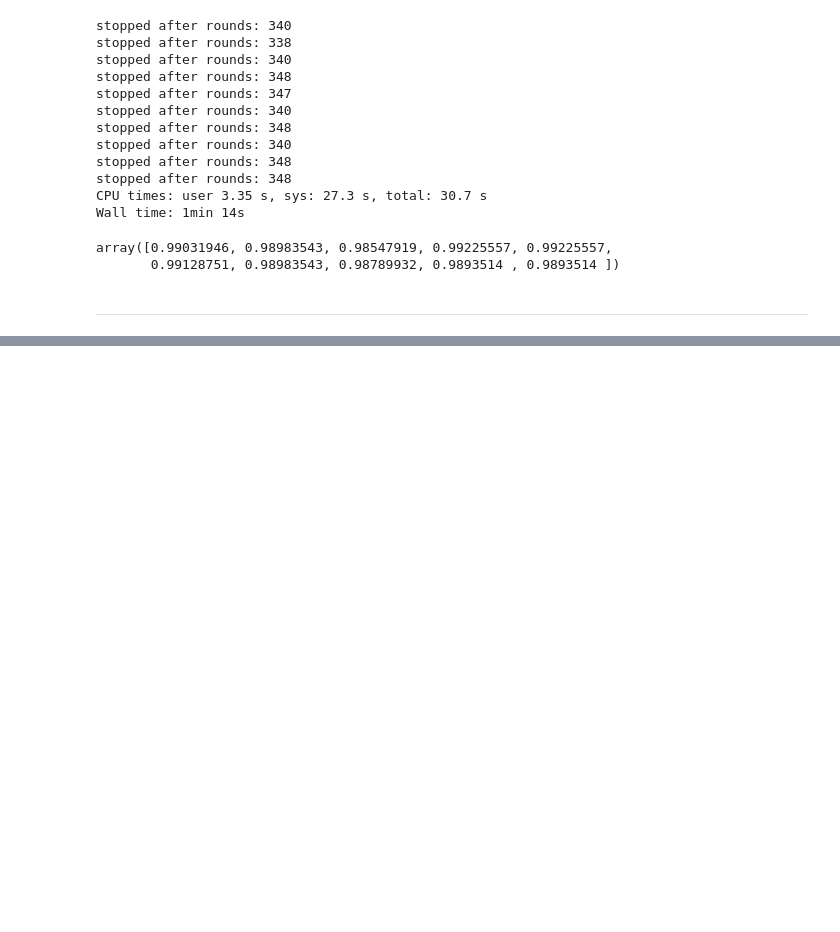
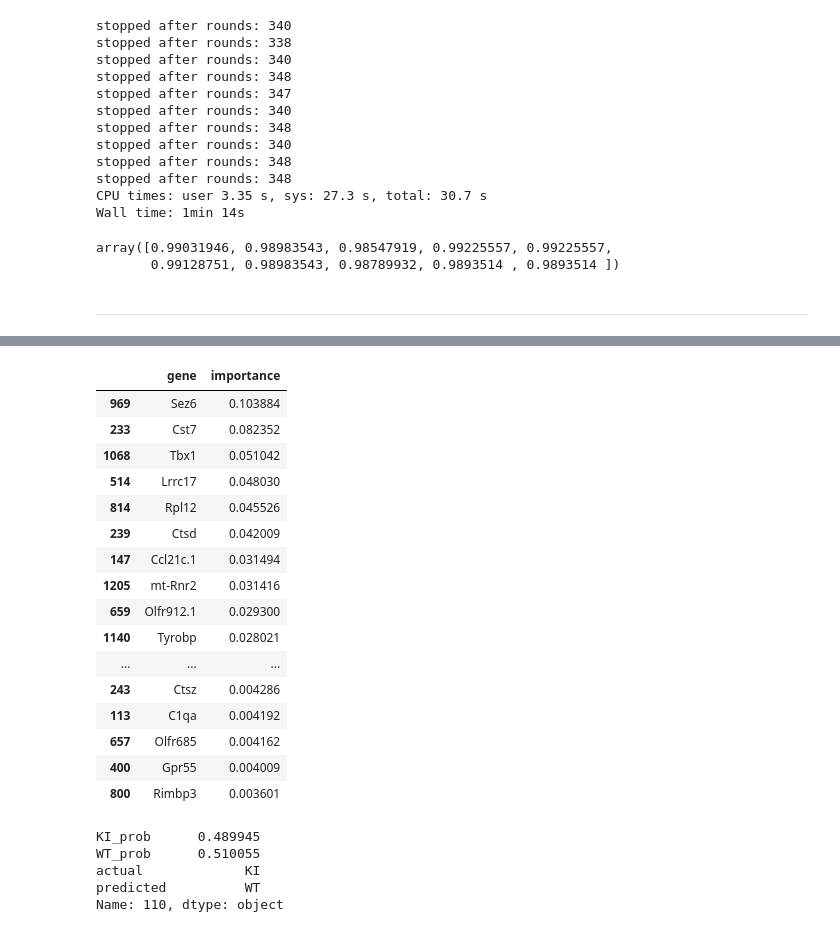
Before and after one commit to tmoerman/alois, a Jupyter notebook: notebooks/03_ashley_21_mar_2018/03_boruta_classification_GT.ipynb, the cells around one changed output, grey strips where cells are left out. Saved outputs shown, nothing was run; the diff lists cells and outputs as text; code cells hidden in the pictures; blank space fills up the shorter version.

```diff
--- a/notebooks/03_ashley_21_mar_2018/03_boruta_classification_GT.ipynb
+++ b/notebooks/03_ashley_21_mar_2018/03_boruta_classification_GT.ipynb
@@ -253,0 +290,20 @@ array([0.99031946, 0.98983543, 0.98547919, 0.99225557, 0.99225557,
+# %%
+genes_by_importances.sort_values(by='importance', ascending=False).head(50)
+# %% [output]
+|  | gene | importance |
+| 969 | Sez6 | 0.103884 |
+| 233 | Cst7 | 0.082352 |
+| 1068 | Tbx1 | 0.051042 |
+| 514 | Lrrc17 | 0.048030 |
+| 814 | Rpl12 | 0.045526 |
+| 239 | Ctsd | 0.042009 |
+| 147 | Ccl21c.1 | 0.031494 |
+| 1205 | mt-Rnr2 | 0.031416 |
+| 659 | Olfr912.1 | 0.029300 |
+| 1140 | Tyrobp | 0.028021 |
+| ... | ... | ... |
+| 243 | Ctsz | 0.004286 |
+| 113 | C1qa | 0.004192 |
+| 657 | Olfr685 | 0.004162 |
+| 400 | Gpr55 | 0.004009 |
+| 800 | Rimbp3 | 0.003601 |
@@ -253,0 +325,8 @@ array([0.99031946, 0.98983543, 0.98547919, 0.99225557, 0.99225557,
+# %%
+predicted_wrong.loc[110]
+# %% [output]
+KI_prob      0.489945
+WT_prob      0.510055
+actual             KI
+predicted          WT
+Name: 110, dtype: object
```
Also changed, not shown: parts of 33 cells of this notebook, 4 other files.
